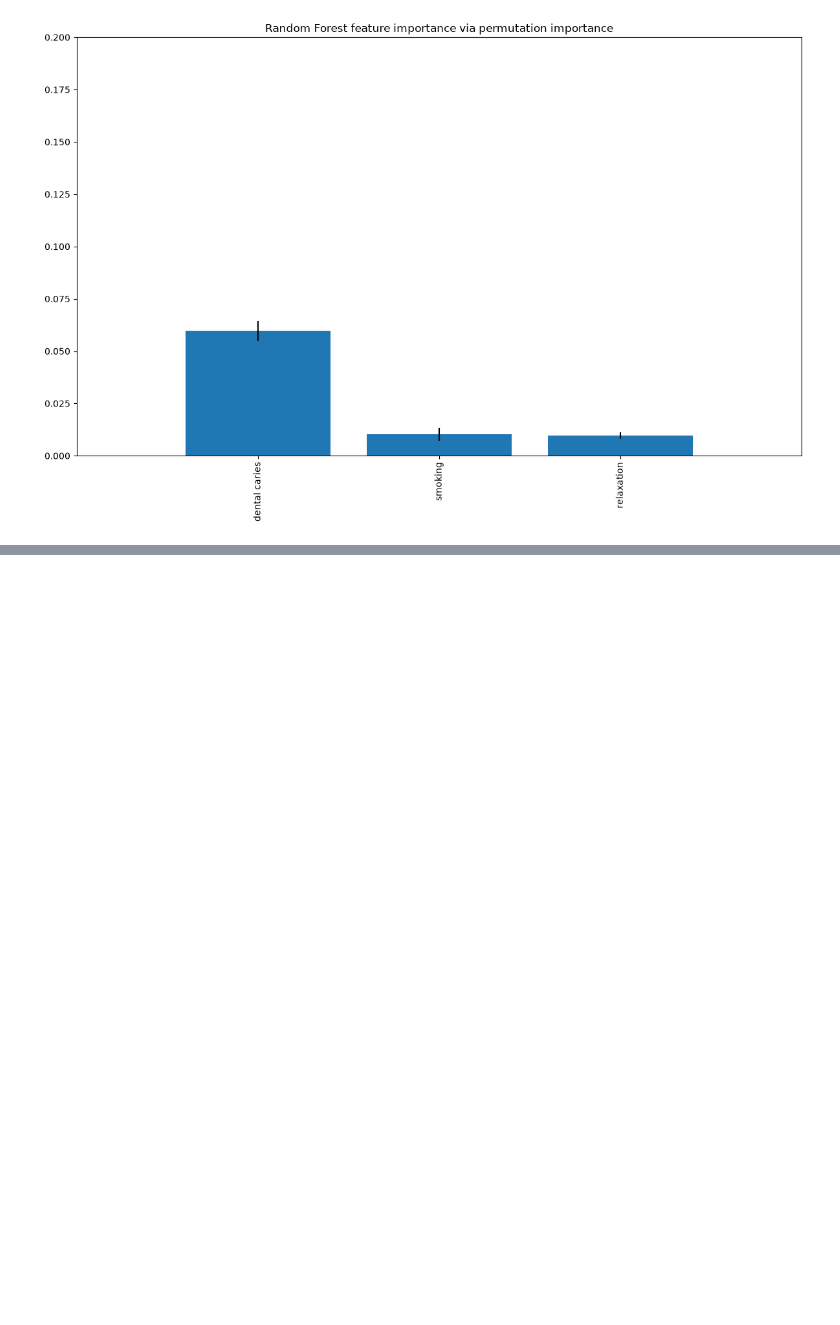
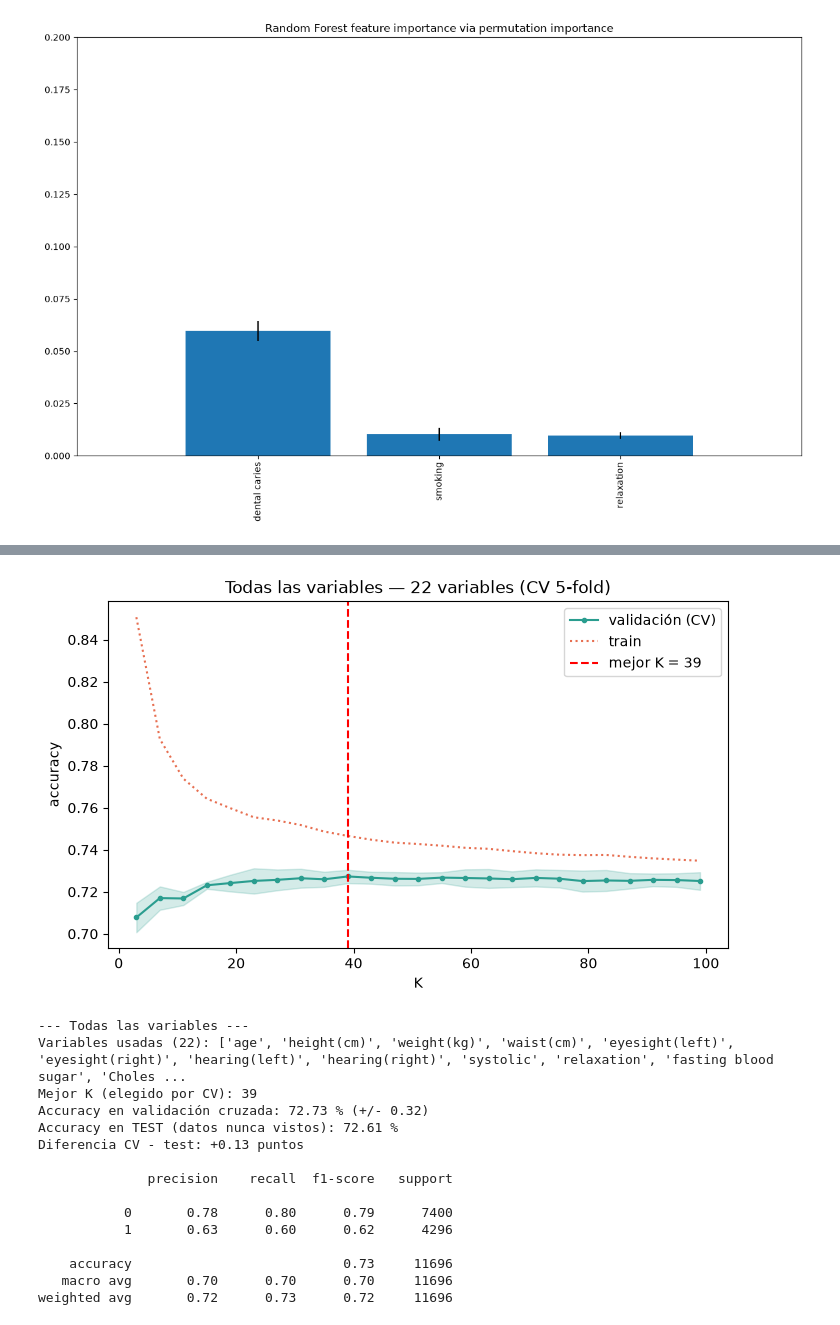
Before and after one commit to Franco-Vallejos/Ciencia-de-datos, a Jupyter notebook: Ejercicios/Tercera clase/02_Ej_knn_%26_evaluacion_de_modelos_smokers.ipynb, the cells around one changed output, grey strips where cells are left out. Drawn from its saved outputs; the diff is of its cells as text; code cells hidden in the pictures; blank space fills up the shorter version.

```diff
--- a/Ejercicios/Tercera clase/02_Ej_knn_%26_evaluacion_de_modelos_smokers.ipynb
+++ b/Ejercicios/Tercera clase/02_Ej_knn_%26_evaluacion_de_modelos_smokers.ipynb
@@ -290,0 +479,21 @@ weught relaxation dentalcaries
+# %%
+# Todas las variables del dataset
+# Ampliamos la grilla de K: con 22 variables el mejor K se iba al borde de range(3,52,2)
+modelo_todas, _, _ = evaluar_knn(df_smokers, "Todas las variables", ks=range(3, 102, 4))
+# %% [output]
+[figure, added]
+--- Todas las variables ---
+Variables usadas (22): ['age', 'height(cm)', 'weight(kg)', 'waist(cm)', 'eyesight(left)', 'eyesight(right)', 'hearing(left)', 'hearing(right)', 'systolic', 'relaxation', 'fasting blood sugar', 'Choles ...
+Mejor K (elegido por CV): 39
+Accuracy en validación cruzada: 72.73 % (+/- 0.32)
+Accuracy en TEST (datos nunca vistos): 72.61 %
+Diferencia CV - test: +0.13 puntos
+
+              precision    recall  f1-score   support
+
+           0       0.78      0.80      0.79      7400
+           1       0.63      0.60      0.62      4296
+
+    accuracy                           0.73     11696
+   macro avg       0.70      0.70      0.70     11696
+weighted avg       0.72      0.73      0.72     11696
```
Also changed, not shown: parts of 19 cells of this notebook, 1 other file.
